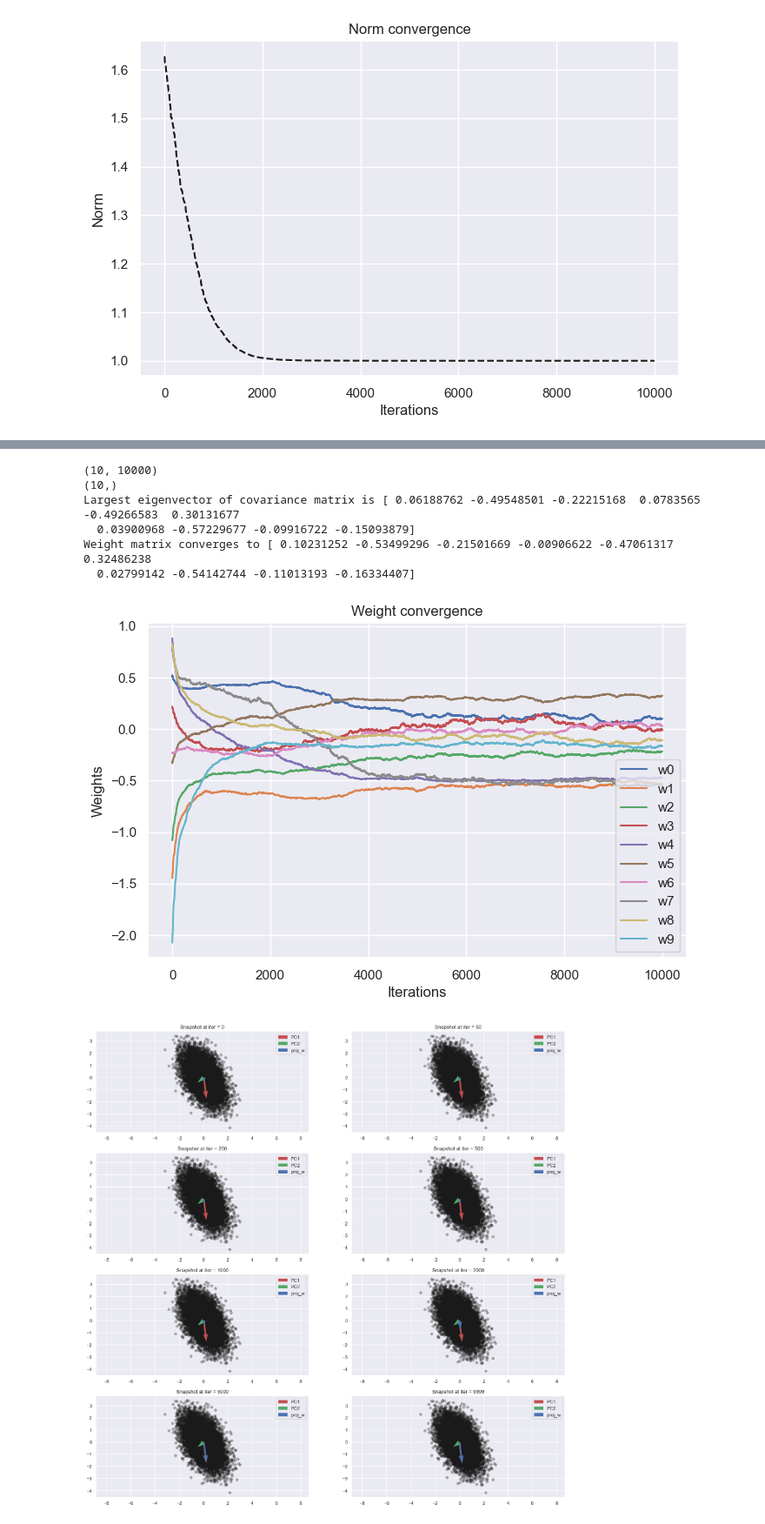
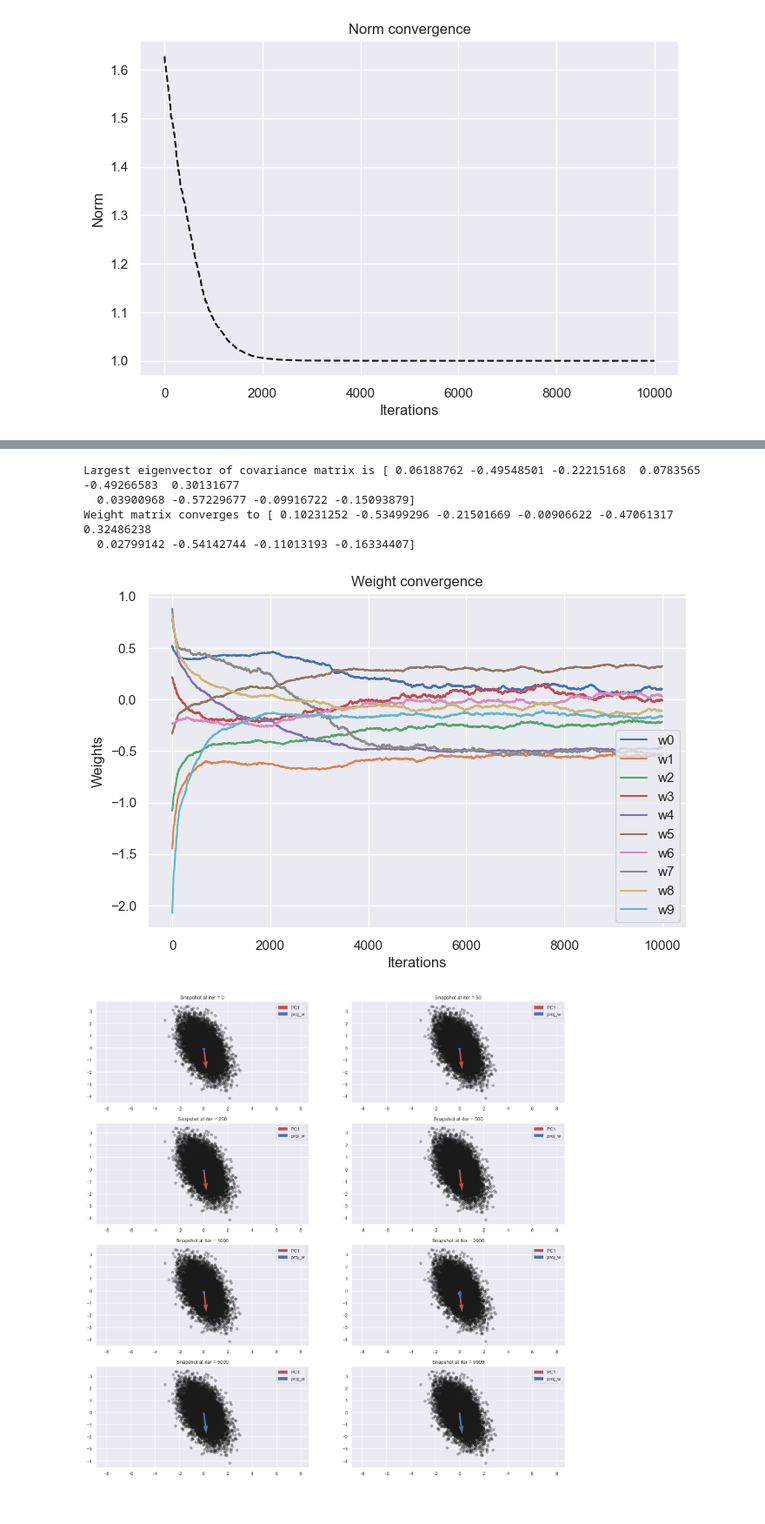
Before and after one commit to mindemory/compneuro22, a Jupyter notebook: Homework 5.ipynb, the cells around one changed output, grey strips where cells are left out. Shown at 87% size. Saved outputs shown, nothing was run; the diff lists cells and outputs as text; code cells hidden in the pictures.

```diff
--- a/Homework 5.ipynb
+++ b/Homework 5.ipynb
@@ -87,9 +103,6 @@ iters = 10000
 alpha =  0.001
 x, L, v = get_x(N, iters, eta)
 PC1 = v[:, np.argmax(L)]
-print(x.shape)
-print(PC1.shape)
-PC2 = v[:, np.argmin(L)]
 print(f'Largest eigenvector of covariance matrix is {PC1}')
 w = np.zeros((N, iters))
 w[:, 0] = np.random.normal(0, 1, N)
@@ -106,8 +119,6 @@ plt.title('Weight convergence')
 plt.legend()
 plt.show()
 # %% [output]
-(10, 10000)
-(10,)
 Largest eigenvector of covariance matrix is [ 0.06188762 -0.49548501 -0.22215168  0.0783565  -0.49266583  0.30131677
   0.03900968 -0.57229677 -0.09916722 -0.15093879]
 Weight matrix converges to [ 0.10231252 -0.53499296 -0.21501669 -0.00906622 -0.47061317  0.32486238
@@ -116,18 +127,17 @@ Weight matrix converges to [ 0.10231252 -0.53499296 -0.21501669 -0.00906622 -0.4
 # %%
 fig, axs = plt.subplots(4, 2, figsize = (20, 20))
 axs_x = [0, 0, 1, 1, 2, 2, 3, 3]
 axs_y = [0, 1, 0, 1, 0, 1, 0, 1]
 iter_plots = [0, 50, 200, 500, 1000, 2000, 5000, 9999]
 origin = np.mean(x, 1)[0:2]
 for ii in range(len(iter_plots)):
     axs[axs_x[ii], axs_y[ii]].scatter(x[0, :], x[1, :], alpha = 0.3, color = 'k')
     proj_w = project_vector(w[:,iter_plots[ii]], PC1)
     axs[axs_x[ii], axs_y[ii]].quiver(*origin, PC1[0], PC1[1], color = 'r', scale = 5, label = 'PC1')
-    axs[axs_x[ii], axs_y[ii]].quiver(*origin, PC2[0], PC2[1], color = 'g', scale = 5, label = 'PC2')
     axs[axs_x[ii], axs_y[ii]].quiver(*origin, proj_w[0], proj_w[1], color = 'b', scale = 5, label = 'proj_w')
     axs[axs_x[ii], axs_y[ii]].axis('equal')
     axs[axs_x[ii], axs_y[ii]].set_title(f'Snapshot at iter = {iter_plots[ii]}')
     axs[axs_x[ii], axs_y[ii]].legend()
 plt.show()
 # %% [output]
-[figure, old version]
+[figure, new version]
```
Also changed, not shown: parts of 7 cells of this notebook.
